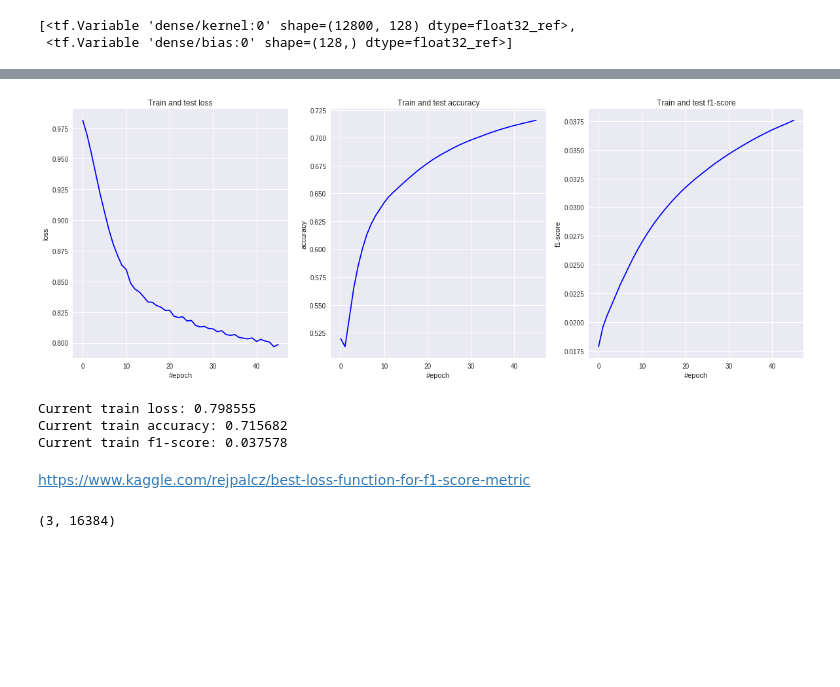
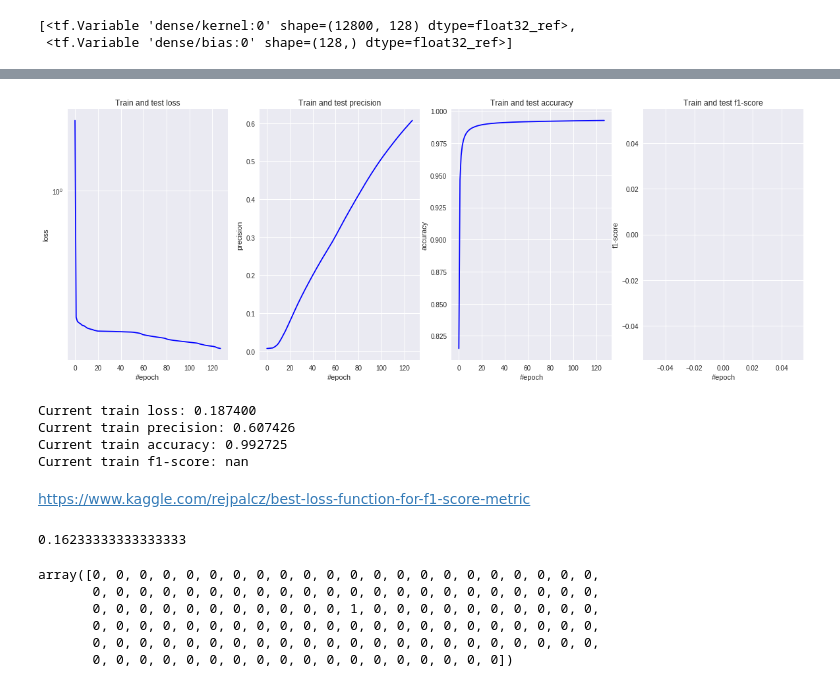
Before and after one commit to sayanarii/MIPT-thesis-ML-multipitch-estimation-task, a Jupyter notebook: music_transcription_collab.ipynb, the cells around one changed output, grey strips where cells are left out. Cells and saved outputs as stored; diff of their text form; code cells hidden in the pictures; blank space fills up the shorter version.

```diff
--- a/music_transcription_collab.ipynb
+++ b/music_transcription_collab.ipynb
@@ -502,8 +540,9 @@ class STFT():
 ### Train
 # %%
 batch_size= 64
-n_epoch = 100
-lr = 0.00001
+n_epoch = 20
+lr = 0.000001
+mom = 0.95
 # %%
 tf.reset_default_graph()
 sess.close()
@@ -546,6 +585,7 @@ def get_batches(X, y, batch_size):
 # %%
 train_loss_history = []
 train_accuracy_history = []
+train_precision_history = []
 train_f1_score_history = []
 test_loss_history = []
 test_accuracy_history = []
@@ -574,69 +633,75 @@ test_accuracy_history = []
 # %%
 def get_epoch_accuracy_and_loss(X, y):
     loss_arr = []
+    precision_arr = []
     accuracy_arr = []
     f1_score_arr = []
     for x_batch, y_batch in get_batches(X, y, batch_size):
 
-#         x_batch = np.reshape(x_batch, (batch_size, 1, WINDOW_SIZE, 1))
-        loss, accuracy, f1_score = stft.train(x_batch, y_batch, sess, lr)
+        loss, precision, accuracy= stft.train(x_batch, y_batch, sess, lr, mom)
+        loss_arr.append(loss)
+        precision_arr.append(precision)
+        accuracy_arr.append(accuracy)
+#         f1_score_arr.append(f1_score)
 
-        loss_arr.append(loss)
-        accuracy_arr.append(accuracy)
-        f1_score_arr.append(f1_score)
-
-    return np.mean(accuracy_arr), np.mean(loss_arr), np.mean(f1_score_arr)
+    return np.mean(loss_arr), np.mean(precision_arr), np.mean(accuracy_arr), np.mean(f1_score_arr)
 # %%
 for i in range(n_epoch):
 
-    train_epoch_accuracy, train_epoch_loss, train_epoch_f1_score = get_epoch_accuracy_and_loss(X_train, y_train)
+    train_epoch_loss, train_epoch_precision, train_epoch_accuracy, train_epoch_f1_score = get_epoch_accuracy_and_loss(X_train, y_train)
 #     test_epoch_accuracy, test_epoch_loss = get_epoch_accuracy_and_loss(X_test, y_test)
 
     train_loss_history.append(train_epoch_loss)
+    train_precision_history.append(train_epoch_precision)
     train_accuracy_history.append(train_epoch_accuracy)
     train_f1_score_history.append(train_epoch_f1_score)
+
 #     test_loss_history.append(test_epoch_loss)
 #     test_accuracy_history.append(test_epoch_accuracy)
     clear_output(wait=True)
     plt.figure(figsize=(20, 7))
 
-    plt.subplot(1, 3, 1)
+    plt.subplot(1, 4, 1)
     plt.title("Train and test loss")
     plt.xlabel("#epoch")
     plt.ylabel("loss")
-#     plt.yscale("log")
+    plt.yscale("log")
     plt.plot(train_loss_history, 'b', color='blue')
 #     plt.plot(test_loss_history, 'b', color='green')
 
-    plt.subplot(1, 3, 2)
+    plt.subplot(1, 4, 2)
+    plt.title("Train and test precision")
+    plt.xlabel("#epoch")
+    plt.ylabel("precision")
+    plt.plot(train_precision_history, 'b', color='blue')
+
+    plt.subplot(1, 4, 3)
     plt.title("Train and test accuracy")
     plt.xlabel("#epoch")
     plt.ylabel("accuracy")
     plt.plot(train_accuracy_history, 'b', color='blue')
 #     plt.plot(test_accuracy_history, 'b', color='green')
 
-    plt.subplot(1, 3, 3)
+    plt.subplot(1, 4, 4)
     plt.title("Train and test f1-score")
     plt.xlabel("#epoch")
     plt.ylabel("f1-score")
     plt.plot(train_f1_score_history, 'b', color='blue')
 
 
     plt.show()
 
     print('Current train loss: %f' % train_epoch_loss)
 #     print('Current test loss: %f' % test_epoch_loss)
+    print('Current train precision: %f' % train_epoch_precision)
     print('Current train accuracy: %f' % train_epoch_accuracy)
 #     print('Current test accuracy: %f' % test_epoch_accuracy)
     print('Current train f1-score: %f' % train_epoch_f1_score)
 # %% [output]
-[figure, old version]
+[figure, new version]
-Current train loss: 0.798555
-Current train accuracy: 0.715682
-Current train f1-score: 0.037578
+Current train loss: 0.187400
+Current train precision: 0.607426
+Current train accuracy: 0.992725
+Current train f1-score: nan
 # %% [markdown]
 https://www.kaggle.com/rejpalcz/best-loss-function-for-f1-score-metric
-# %%
-X[6:9].shape
-# %% [output]
-(3, 16384)
@@ -642,0 +710,17 @@ X[6:9].shape
+# %%
+precision = []
+for i in np.arange(y_train[0:500].shape[0]):
+    precision.append(precision_score(y_train[0:500][i], np.round(y_pred[i]).astype(int)))
+
+np.mean(precision)
+# %% [output]
+0.16233333333333333
+# %%
+y_train[6]
+# %% [output]
+array([0, 0, 0, 0, 0, 0, 0, 0, 0, 0, 0, 0, 0, 0, 0, 0, 0, 0, 0, 0, 0, 0,
+       0, 0, 0, 0, 0, 0, 0, 0, 0, 0, 0, 0, 0, 0, 0, 0, 0, 0, 0, 0, 0, 0,
+       0, 0, 0, 0, 0, 0, 0, 0, 0, 0, 0, 1, 0, 0, 0, 0, 0, 0, 0, 0, 0, 0,
+       0, 0, 0, 0, 0, 0, 0, 0, 0, 0, 0, 0, 0, 0, 0, 0, 0, 0, 0, 0, 0, 0,
+       0, 0, 0, 0, 0, 0, 0, 0, 0, 0, 0, 0, 0, 0, 0, 0, 0, 0, 0, 0, 0, 0,
+       0, 0, 0, 0, 0, 0, 0, 0, 0, 0, 0, 0, 0, 0, 0, 0, 0, 0])
```
Also changed, not shown: parts of 18 cells of this notebook.
